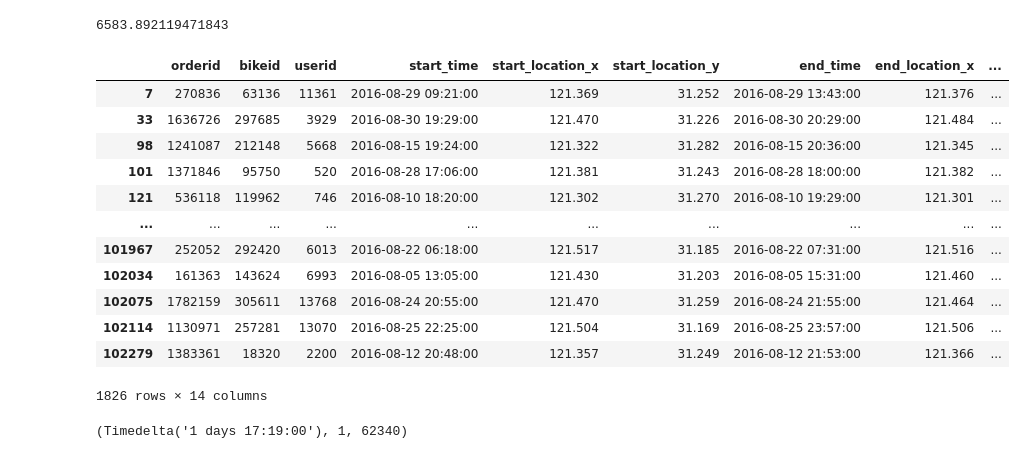
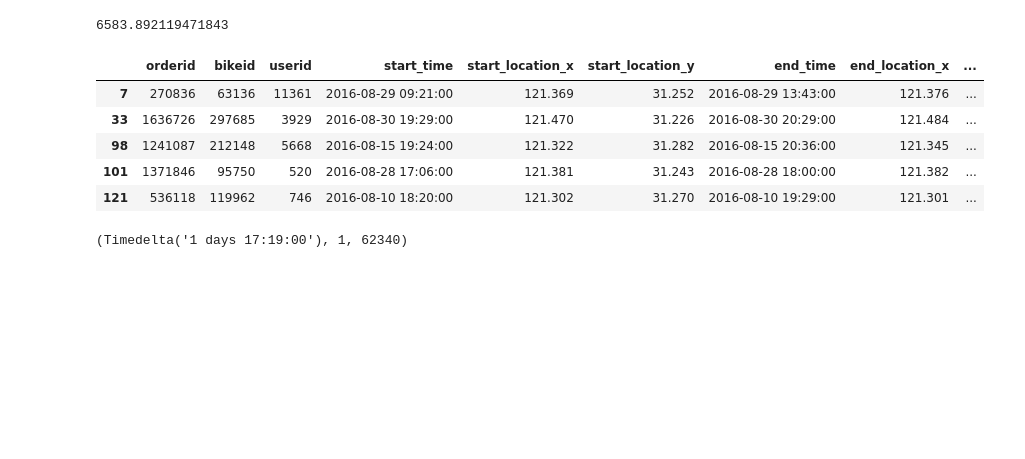
Before and after one commit to flashriver/joyfull_pandas, a Jupyter notebook: exercise_2.ipynb, the cells around one changed output. Drawn from its saved outputs; the diff is of its cells as text; code cells hidden in the pictures; blank space fills up the shorter version.

```diff
--- a/exercise_2.ipynb
+++ b/exercise_2.ipynb
@@ -1,6 +1,9 @@
 # %%
 import pandas as pd
 import numpy as np
+# %%
+pd.set_option('display.max_rows', 100)
+pd.set_option('display.min_rows', 100)
 # %% [markdown]
 # 一、端午节的淘宝粽子交易
 问题
@@ -1137,21 +1093,14 @@ df.时速.mean()
 6583.892119471843
 # %%
 # 得到的结果就是使用时长大于三倍平均时长,但骑行速度慢于平均速度的三分之一
-df5[df5.时速<0.33*df.时速.mean()]
+df5[df5.时速<0.33*df.时速.mean()].head()
 # %% [output]
 |  | orderid | bikeid | userid | start_time | start_location_x | start_location_y | end_time | end_location_x | ... |
 | 7 | 270836 | 63136 | 11361 | 2016-08-29 09:21:00 | 121.369 | 31.252 | 2016-08-29 13:43:00 | 121.376 | ... |
 | 33 | 1636726 | 297685 | 3929 | 2016-08-30 19:29:00 | 121.470 | 31.226 | 2016-08-30 20:29:00 | 121.484 | ... |
 | 98 | 1241087 | 212148 | 5668 | 2016-08-15 19:24:00 | 121.322 | 31.282 | 2016-08-15 20:36:00 | 121.345 | ... |
 | 101 | 1371846 | 95750 | 520 | 2016-08-28 17:06:00 | 121.381 | 31.243 | 2016-08-28 18:00:00 | 121.382 | ... |
 | 121 | 536118 | 119962 | 746 | 2016-08-10 18:20:00 | 121.302 | 31.270 | 2016-08-10 19:29:00 | 121.301 | ... |
-| ... | ... | ... | ... | ... | ... | ... | ... | ... | ... |
-| 101967 | 252052 | 292420 | 6013 | 2016-08-22 06:18:00 | 121.517 | 31.185 | 2016-08-22 07:31:00 | 121.516 | ... |
-| 102034 | 161363 | 143624 | 6993 | 2016-08-05 13:05:00 | 121.430 | 31.203 | 2016-08-05 15:31:00 | 121.460 | ... |
-| 102075 | 1782159 | 305611 | 13768 | 2016-08-24 20:55:00 | 121.470 | 31.259 | 2016-08-24 21:55:00 | 121.464 | ... |
-| 102114 | 1130971 | 257281 | 13070 | 2016-08-25 22:25:00 | 121.504 | 31.169 | 2016-08-25 23:57:00 | 121.506 | ... |
-| 102279 | 1383361 | 18320 | 2200 | 2016-08-12 20:48:00 | 121.357 | 31.249 | 2016-08-12 21:53:00 | 121.366 | ... |
-1826 rows × 14 columns
 # %%
 df3['使用时间'][36431],df3['使用时间'][36431].days,df3['使用时间'][36431].seconds
 # %% [output]
```
Also changed, not shown: parts of 68 cells of this notebook.
